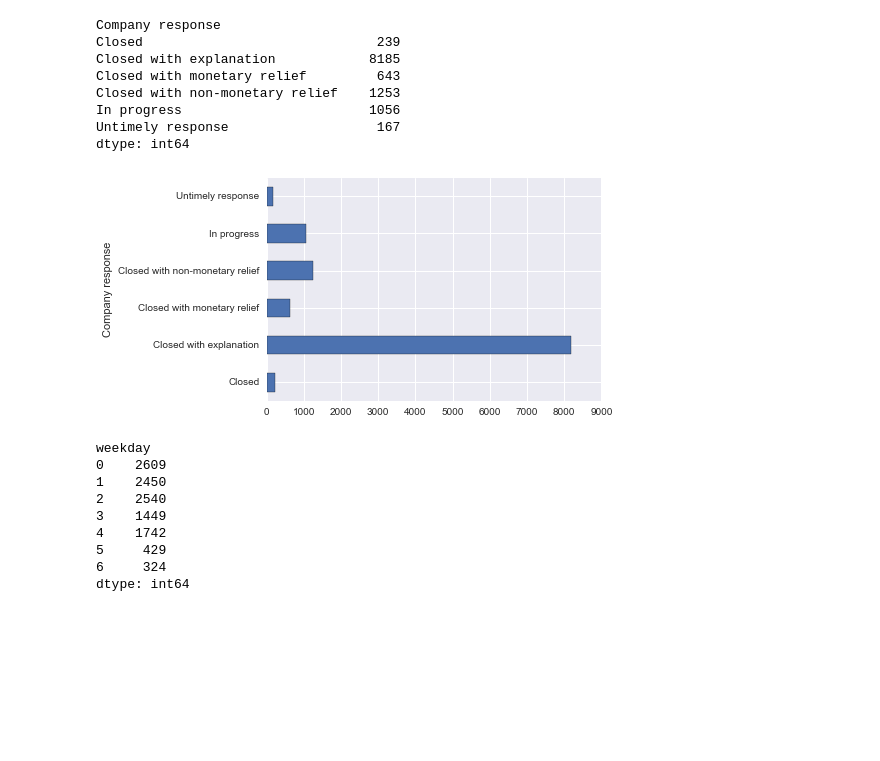
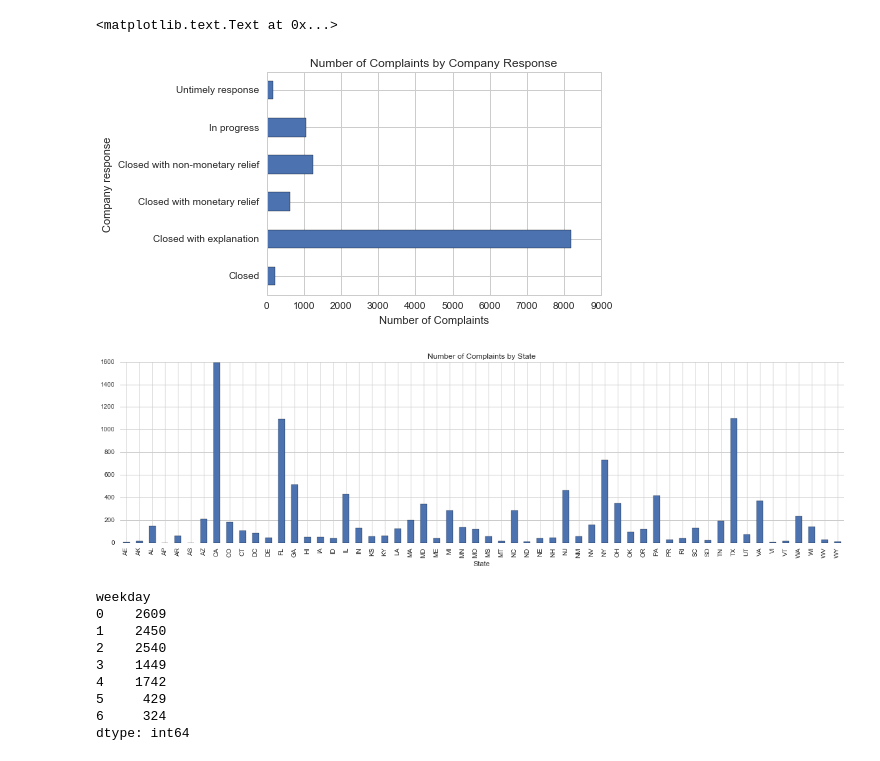
Before and after one commit to stacyzhao/consumer-complaints, a Jupyter notebook: Consumer Complaints.ipynb, the cells around one changed output. Saved outputs shown, nothing was run; the diff lists cells and outputs as text; code cells hidden in the pictures; blank space fills up the shorter version.

```diff
--- a/Consumer Complaints.ipynb
+++ b/Consumer Complaints.ipynb
@@ -44,17 +36,22 @@ top_10_company_complaints.plot.barh()
 # %%
 by_response = complaints.groupby('Company response').size()
-by_response.plot.barh()
-by_response.head(10)
+
+ax = by_response.plot.barh(title='Number of Complaints by Company Response')
+ax.set_xlabel("Number of Complaints")
 # %% [output]
-Company response
-Closed                              239
-Closed with explanation            8185
-Closed with monetary relief         643
-Closed with non-monetary relief    1253
-In progress                        1056
-Untimely response                   167
-dtype: int64
+<matplotlib.text.Text at 0x...>
-[figure, old version]
+[figure, new version]
+# %%
+by_state = complaints.groupby('State').size()
+
+ax = by_state.plot.bar(title='Number of Complaints by State', figsize=(20,5))
+sns.set(style="whitegrid")
+
+sns.despine(right=True, left=True, bottom=True)
+
+# df.plot.scatter(x='a', y='b');
+# %% [output]
+[figure, added]
 # %%
 date_complaints = complaints.copy()
 consumer_complaints_by_date = date_complaints['Date sent to company']
```
Also changed, not shown: parts of 11 cells of this notebook.
